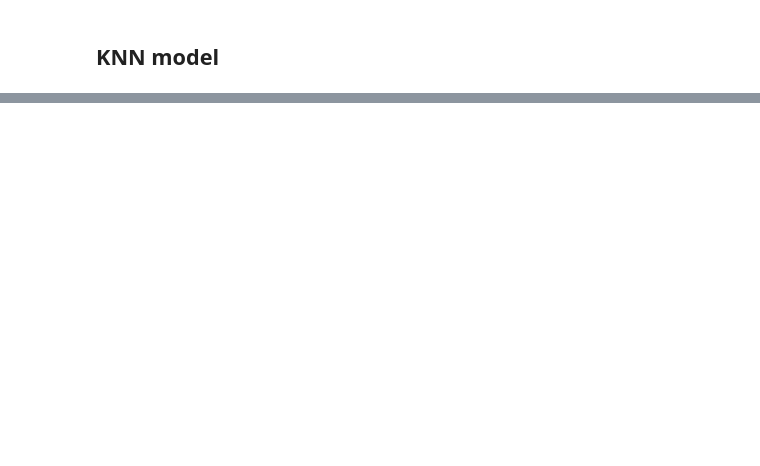
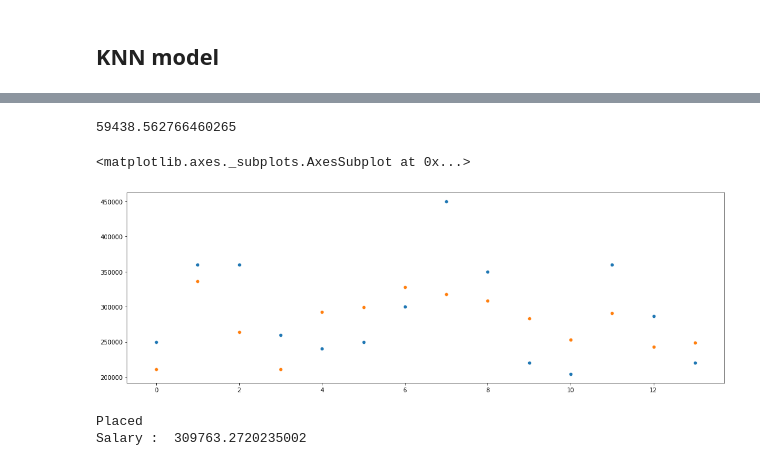
Before and after one commit to aayushpandey1703/Applicant-Eligibility-System, a Jupyter notebook: vit_internship/vit_internship.ipynb, the cells around one changed output, grey strips where cells are left out. Cells and saved outputs as stored; diff of their text form; code cells hidden in the pictures; blank space fills up the shorter version.

```diff
--- a/vit_internship/vit_internship.ipynb
+++ b/vit_internship/vit_internship.ipynb
@@ -86,6 +107,8 @@ print(data['status'].unique())
 data_train['status']=LabelEncoder().fit_transform(data_train['status'])
 print(data['gender'].unique())
 data_train['gender']=LabelEncoder().fit_transform(data_train['gender'])
+data_train2=data_train
+data_train2.describe()
 # %% [output]
 ['Others' 'Central']
 ['Others' 'Central']
@@ -274,0 +383,4 @@ KeyboardInterrupt: Interrupted by user
+# %%
+from sklearn import linear_model
+data_train2= data_train2.dropna(axis=0)
+data_train2
@@ -275,6 +417,39 @@ KeyboardInterrupt: Interrupted by user
+# %%
+x_train2,x_test2,y_train2,y_test2=train_test_split(data_train2,y,test_size=0.1)
+y_test3=list(y_test2)
+regr = linear_model.LinearRegression()
+regr.fit(x_train2,y_train2)
+y_pred= regr.predict(x_test2)
+z=0
+a=[]
+b=[]
+for i in range(1,len(y_test3)) :
+        a.append(y_pred[i])
+        b.append(y_test3[i])
+        z+=(y_pred[i]-y_test3[i])**2
+z=(z/len(y_test3))**0.5
+print(z)
+sns.scatterplot([i for i in range(len(b))],b)
+sns.scatterplot([i for i in range(len(a))],a)
+# %% [output]
+59438.562766460265
+<matplotlib.axes._subplots.AxesSubplot at 0x...>
+[figure, added]
 # %%
-pred=model.predict(para)
+if special==0:
+    pred=0
+elif special==1:
+    if workex>3:
+        pred=1
+    else:
+        pred=model.predict(para)
+
 if pred==0:
     print("Not Placed")
 else:
     print("Placed")
+    y_prediction =  regr.predict(para2)
+    print("Salary : ",y_prediction[0])
+# %% [output]
+Placed
+Salary :  309763.2720235002
```
Also changed, not shown: parts of 18 cells of this notebook.
